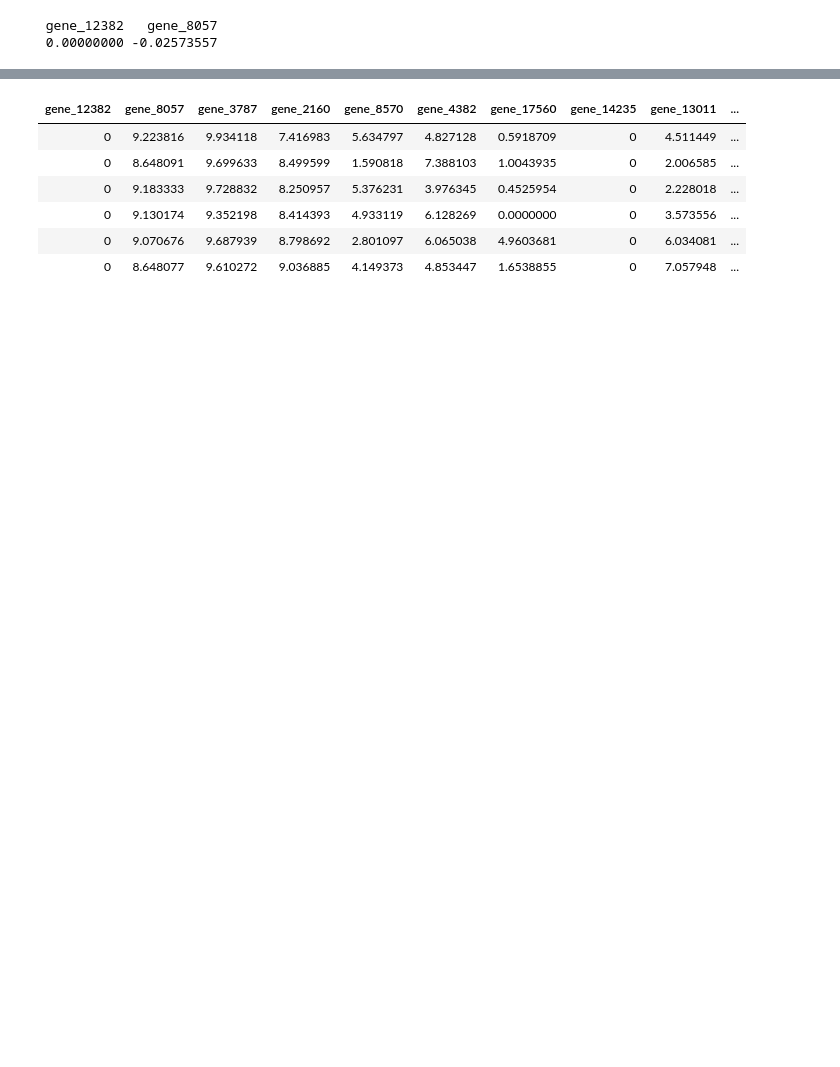
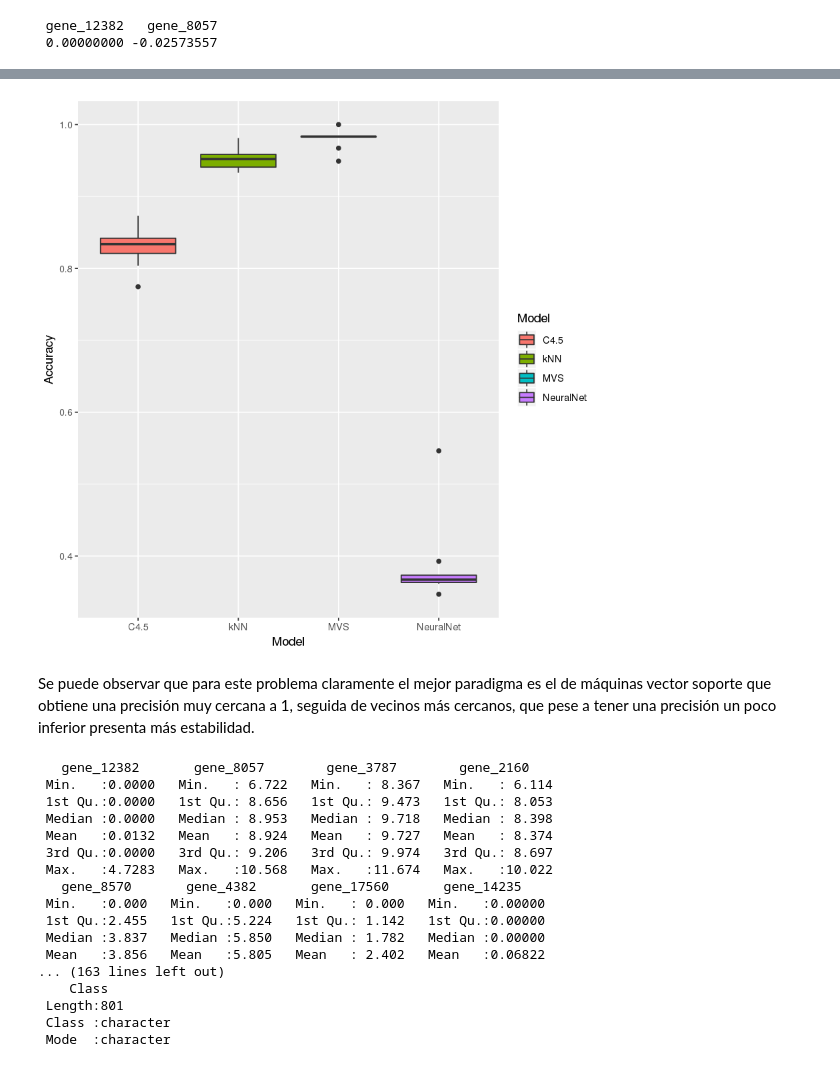
Before and after one commit to thewilly/GIISOF01-4-008-Sistemas-Inteligentes, a Jupyter notebook: aprendizaje-automatico/2018-12-26-si-aprendizaje.ipynb, the cells around one changed output, grey strips where cells are left out. Drawn from its saved outputs; the diff is of its cells as text; code cells hidden in the pictures; blank space fills up the shorter version.

```diff
--- a/aprendizaje-automatico/2018-12-26-si-aprendizaje.ipynb
+++ b/aprendizaje-automatico/2018-12-26-si-aprendizaje.ipynb
@@ -355,4 +126,0 @@ nn3LFit1750Iter$results[,1:4]
-# %%
-dfm.complejidad.tiempo <- data.frame(tiempo = c(nn1LFit1000Iter$times$final[1], nn2LFit1300Iter$times$final[1],
-nn3LFit1750Iter$times$final[1]), capas = factor(c('2','3','4')))
-ggplot(dfm.complejidad.tiempo, aes(x=capas,y=tiempo,fill=capas)) + geom_col()
@@ -361,5 +126,0 @@ ggplot(dfm.complejidad.tiempo, aes(x=capas,y=tiempo,fill=capas)) + geom_col()
-# %%
-dfm.resamp <- data.frame(Accuracy = c(nn1LFit1000Iter$resample$Accuracy, c4.5Fit$resample$Accuracy,
-knnFitTraining$resample$Accuracy),
-Model = rep(c('NeuralNet','C4.5','kNN'),each=10))
-ggplot(dfm.resamp,aes(x=Model, y=Accuracy, fill=Model)) + geom_boxplot()
@@ -393,0 +163,12 @@ mean of the differences
+# %%
+# Plantamos la semilla para obtener un valor constante tras cada ejecución.
+set.seed(236856)
+
+# Realizamos el entrenamiento de nuestro modelo
+nn1LFit <- train(
+    Class ~ .,
+    data = training,
+    method = "mlp",
+    trControl = ctrl,
+    tuneGrid = data.frame(size=seq(1,10,2))
+)
@@ -406,14 +288,3 @@ probability of success
              0.4824121
 # %% [markdown]
 ## Máquinas vector soporte
-# %%
-ctrl <- trainControl( method = "cv")
-set.seed(236856)
-svmLinealDuroFit <- train(
-    Class ~ .,
-    data = training,
-    method = "svmLinear",
-    trControl = ctrl,
-    tuneGrid = data.frame(C=100),
-    scale = FALSE
-)
@@ -446,10 +383,29 @@ svmLinealBlandoFit <- train(
+# %%
+dfm.resamp <- data.frame(Accuracy = c(nn1LFit$resample$Accuracy, c4.5Fit$resample$Accuracy,
+knnFitTraining$resample$Accuracy, svmLinealDuroFit$resample$Accuracy),
+Model = rep(c('NeuralNet','C4.5','kNN', 'MVS'), each=10))
+ggplot(dfm.resamp,aes(x=Model, y=Accuracy, fill=Model)) + geom_boxplot()
+# %% [output]
+[figure, added]
+# %% [markdown]
+Se puede observar que para este problema claramente el mejor paradigma es el de máquinas vector soporte que obtiene una precisión muy cercana a 1, seguida de vecinos más cercanos, que pese a tener una precisión un poco inferior presenta más estabilidad.
 # %%
-head(tcga.filtered)
+summary(tcga.filtered)
 # %% [output]
-| gene_12382 | gene_8057 | gene_3787 | gene_2160 | gene_8570 | gene_4382 | gene_17560 | gene_14235 | gene_13011 | ... |
-| 0 | 9.223816 | 9.934118 | 7.416983 | 5.634797 | 4.827128 | 0.5918709 | 0 | 4.511449 | ... |
-| 0 | 8.648091 | 9.699633 | 8.499599 | 1.590818 | 7.388103 | 1.0043935 | 0 | 2.006585 | ... |
-| 0 | 9.183333 | 9.728832 | 8.250957 | 5.376231 | 3.976345 | 0.4525954 | 0 | 2.228018 | ... |
-| 0 | 9.130174 | 9.352198 | 8.414393 | 4.933119 | 6.128269 | 0.0000000 | 0 | 3.573556 | ... |
-| 0 | 9.070676 | 9.687939 | 8.798692 | 2.801097 | 6.065038 | 4.9603681 | 0 | 6.034081 | ... |
-| 0 | 8.648077 | 9.610272 | 9.036885 | 4.149373 | 4.853447 | 1.6538855 | 0 | 7.057948 | ... |
+   gene_12382       gene_8057        gene_3787        gene_2160
+ Min.   :0.0000   Min.   : 6.722   Min.   : 8.367   Min.   : 6.114
+ 1st Qu.:0.0000   1st Qu.: 8.656   1st Qu.: 9.473   1st Qu.: 8.053
+ Median :0.0000   Median : 8.953   Median : 9.718   Median : 8.398
+ Mean   :0.0132   Mean   : 8.924   Mean   : 9.727   Mean   : 8.374
+ 3rd Qu.:0.0000   3rd Qu.: 9.206   3rd Qu.: 9.974   3rd Qu.: 8.697
+ Max.   :4.7283   Max.   :10.568   Max.   :11.674   Max.   :10.022
+   gene_8570       gene_4382       gene_17560       gene_14235
+ Min.   :0.000   Min.   :0.000   Min.   : 0.000   Min.   :0.00000
+ 1st Qu.:2.455   1st Qu.:5.224   1st Qu.: 1.142   1st Qu.:0.00000
+ Median :3.837   Median :5.850   Median : 1.782   Median :0.00000
+ Mean   :3.856   Mean   :5.805   Mean   : 2.402   Mean   :0.06822
+... (163 lines left out)
+    Class
+ Length:801
+ Class :character
+ Mode  :character
```
Also changed, not shown: parts of 56 cells of this notebook.
